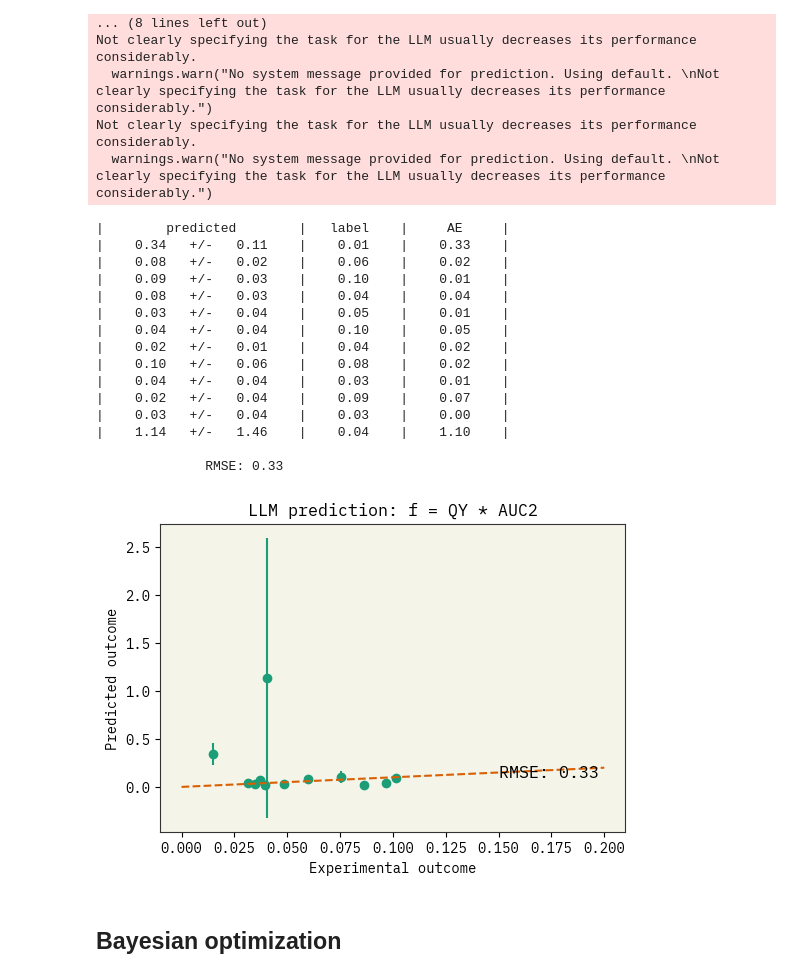
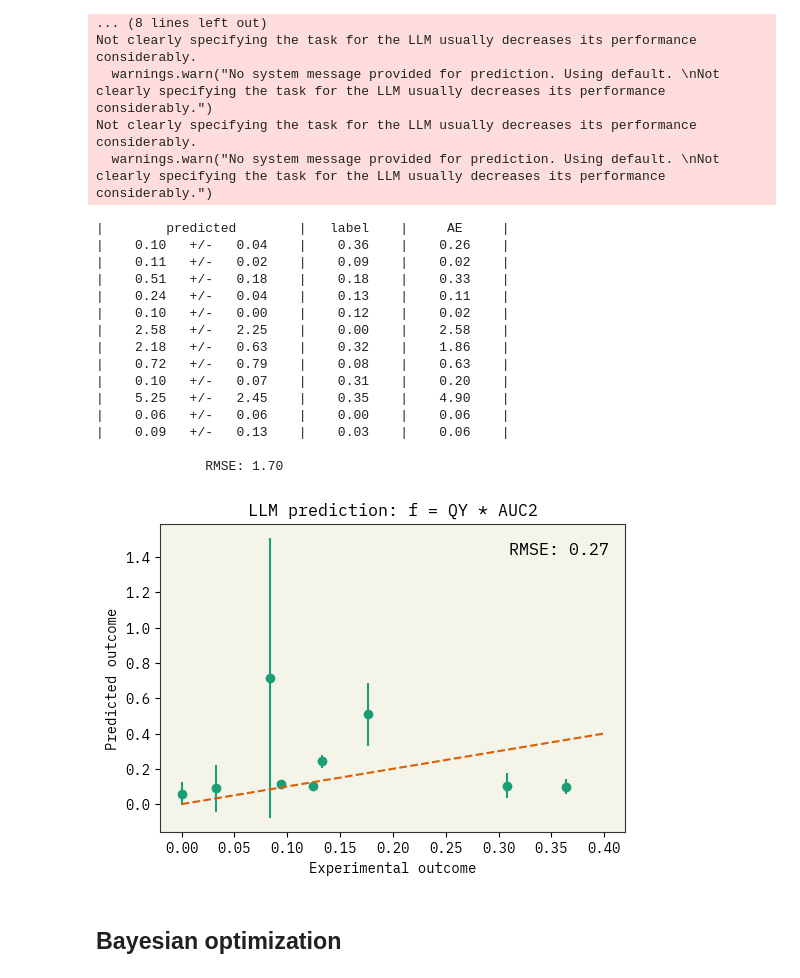
Before and after one commit to maykcaldas/BioNano-DOE, a Jupyter notebook: AgML/predict.ipynb, the cells around one changed output. Saved outputs shown, nothing was run; the diff lists cells and outputs as text; code cells hidden in the pictures.

Commit message:
Uploaded suggested experiments for validation (#7)
* Added validation data for next validation experiments

* Removed unneeded files

* Added M4 experiments

```diff
--- a/AgML/predict.ipynb
+++ b/AgML/predict.ipynb
@@ -449,7 +435,7 @@ asktell1 = bolift.AskTellFewShotTopk(
     x_formatter=lambda x: f"the experimental procedure: {x}",
     y_name="first peak in the fluorescence spectrum",
     y_formatter=lambda y: f"{y:.2f}",
-    model="gpt-3.5-turbo",
+    model="gpt-4o",
     selector_k=5,
     temperature=0.7
 )
@@ -461,7 +447,7 @@ asktell2 = bolift.AskTellFewShotTopk(
     x_formatter=lambda x: f"the experimental procedure: {x}",
     y_name="second peak in the fluorescence spectrum",
     y_formatter=lambda y: f"{y:.2f}",
-    model="gpt-3.5-turbo",
+    model="gpt-4o",
     selector_k=5,
     temperature=0.7
 )
@@ -515,7 +503,7 @@ for group, predictions in one_out:
 # %% [markdown]
 ## Testing prediction
 # %%
-df = pd.read_csv('Data/procedures.tsv', sep="\t")
+df = pd.read_csv('Data/procedures_new.tsv', sep="\t")
 prompts = df['prompt'].tolist()
 labels_f = df['obj_f'].to_list()
 # %%
@@ -589,49 +577,50 @@ for i in test_indexes:
 # %%
 def rmse(a, b):
     a = np.array(a)
     b = np.array(b)
     return np.sqrt(np.mean((a - b)**2))
 
 sum = 0
 print(f"| {'predicted':^23s} | {'label':^10s} | {'AE':^10s} | ")
 n = 0
 for ihat, i in zip(yhat, y):
   n+=1
   mae = abs(ihat.mean()-i)
   print(f"| {ihat.mean():^10.2f}+/-{ihat.std():^10.2f} | {i:^10.2f} | {mae:^10.2f} |")
   sum += mae
 print(f"\n{'RMSE: ':>20s}{rmse([ihat.mean() for ihat in yhat], y):<18.2f}")
 
 import matplotlib.pyplot as plt
-y_plot    = np.array(y)[np.where(np.array(y) >= 0)]
-yhat_plot = np.array([ihat.mean() for ihat in yhat])[np.where(np.array(y) >= 0)]
-yerr_plot = np.array([ihat.std() for ihat in yhat])[np.where(np.array(y) >= 0)]
+yhat_mean = [ihat.mean() for ihat in yhat]
+y_plot    = np.array(y)[np.where(np.array(yhat_mean) <= 1)]
+yhat_plot = np.array(yhat_mean)[np.where(np.array(yhat_mean) <= 1)]
+yerr_plot = np.array([ihat.std() for ihat in yhat])[np.where(np.array(yhat_mean) <= 1)]
 plt.figure(figsize=(6, 4))
 plt.xlabel('Experimental outcome')
 plt.ylabel('Predicted outcome')
 plt.plot(y_plot, yhat_plot, 'o')
 plt.errorbar(y_plot, yhat_plot, yerr=yerr_plot, fmt='none')
 plt.title('LLM prediction: f = QY * AUC2')
-plt.plot((0,0.2), (0,0.2), '--')
-plt.text(0.15, 0.10, f"RMSE: {rmse(y_plot, yhat_plot):.2f}", fontsize=12)
+plt.plot((0,0.4), (0,0.4), '--')
+plt.text(0.75, 0.90, f"RMSE: {rmse(y_plot, yhat_plot):.2f}", fontsize=12, transform=plt.gca().transAxes)
 plt.show()
 # %% [output]
 |        predicted        |   label    |     AE     |
-|    0.34   +/-   0.11    |    0.01    |    0.33    |
-|    0.08   +/-   0.02    |    0.06    |    0.02    |
-|    0.09   +/-   0.03    |    0.10    |    0.01    |
-|    0.08   +/-   0.03    |    0.04    |    0.04    |
-|    0.03   +/-   0.04    |    0.05    |    0.01    |
-|    0.04   +/-   0.04    |    0.10    |    0.05    |
-|    0.02   +/-   0.01    |    0.04    |    0.02    |
-|    0.10   +/-   0.06    |    0.08    |    0.02    |
-|    0.04   +/-   0.04    |    0.03    |    0.01    |
-|    0.02   +/-   0.04    |    0.09    |    0.07    |
-|    0.03   +/-   0.04    |    0.03    |    0.00    |
-|    1.14   +/-   1.46    |    0.04    |    1.10    |
+|    0.10   +/-   0.04    |    0.36    |    0.26    |
+|    0.11   +/-   0.02    |    0.09    |    0.02    |
+|    0.51   +/-   0.18    |    0.18    |    0.33    |
+|    0.24   +/-   0.04    |    0.13    |    0.11    |
+|    0.10   +/-   0.00    |    0.12    |    0.02    |
+|    2.58   +/-   2.25    |    0.00    |    2.58    |
+|    2.18   +/-   0.63    |    0.32    |    1.86    |
+|    0.72   +/-   0.79    |    0.08    |    0.63    |
+|    0.10   +/-   0.07    |    0.31    |    0.20    |
+|    5.25   +/-   2.45    |    0.35    |    4.90    |
+|    0.06   +/-   0.06    |    0.00    |    0.06    |
+|    0.09   +/-   0.13    |    0.03    |    0.06    |
 
-              RMSE: 0.33
+              RMSE: 1.70
-[figure, old version]
+[figure, new version]
 # %% [markdown]
 ## Bayesian optimization
 # %%
```
Also changed, not shown: parts of 13 cells of this notebook, 6 other files.
